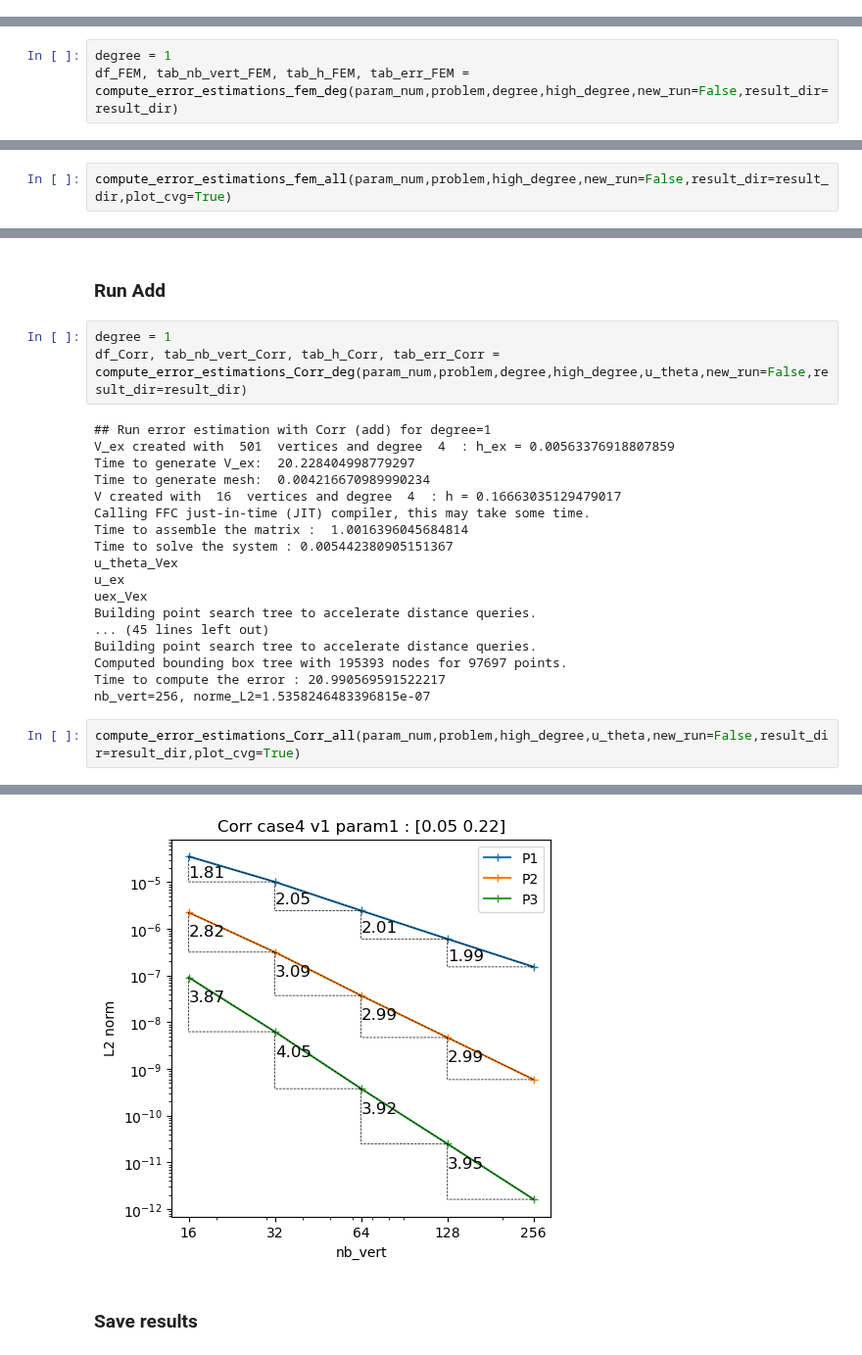
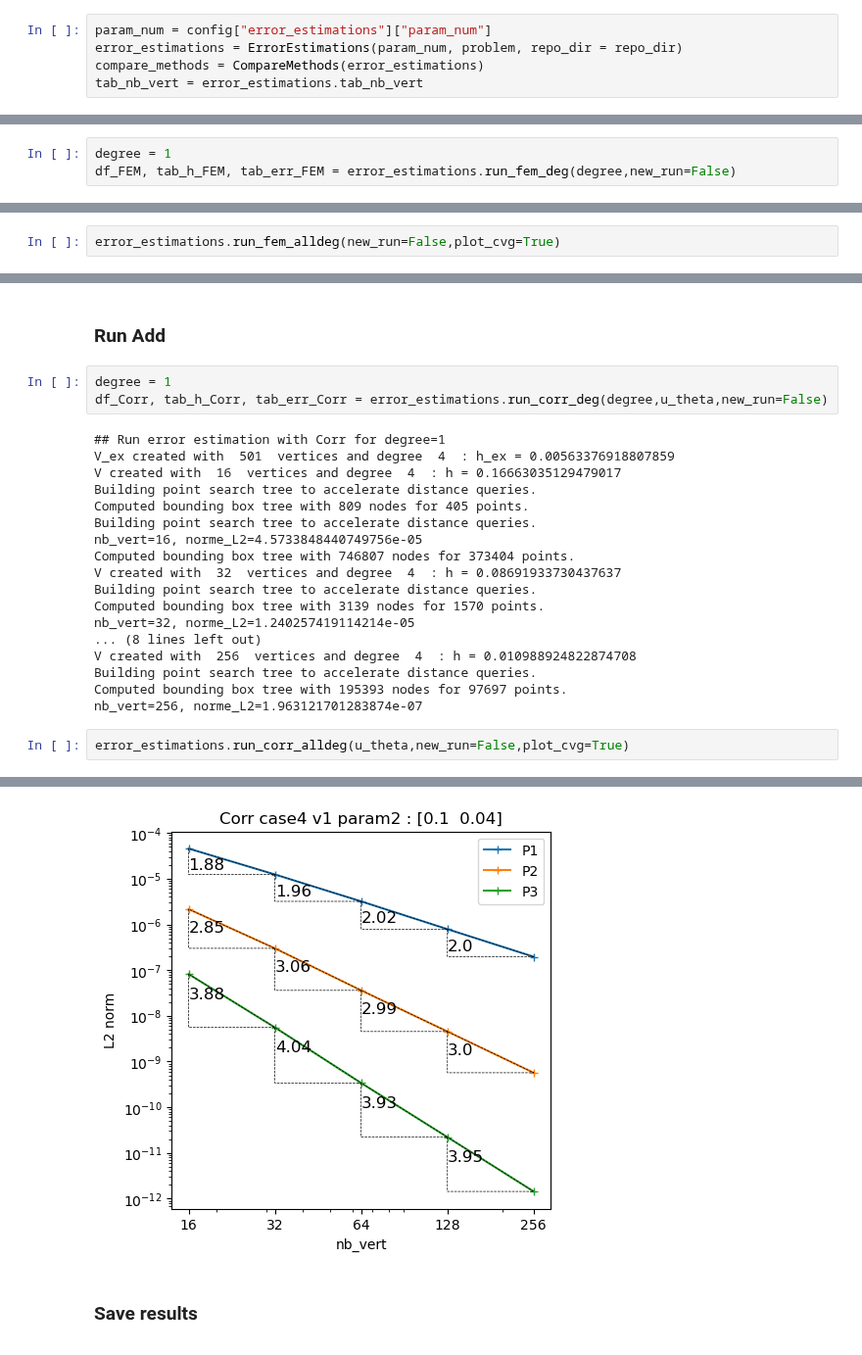
Before and after one commit to flecourtier/Article1, a Jupyter notebook: tests_FEniCS/test_2D_new/testcase4.ipynb, the cells around one changed output, grey strips where cells are left out. Shown at 98% size. Saved outputs shown, nothing was run; the diff lists cells and outputs as text.

Commit message:
TestCase4 2D - Cvg (param=2)

```diff
--- a/tests_FEniCS/test_2D_new/testcase4.ipynb
+++ b/tests_FEniCS/test_2D_new/testcase4.ipynb
@@ -80,0 +72,5 @@ create_tree(result_dir)
+# %%
+param_num = config["error_estimations"]["param_num"]
+error_estimations = ErrorEstimations(param_num, problem, repo_dir = repo_dir)
+compare_methods = CompareMethods(error_estimations)
+tab_nb_vert = error_estimations.tab_nb_vert
@@ -82,7 +80,7 @@ create_tree(result_dir)
 ### Run FEM
 # %%
 degree = 1
-df_FEM, tab_nb_vert_FEM, tab_h_FEM, tab_err_FEM = compute_error_estimations_fem_deg(param_num,problem,degree,high_degree,new_run=False,result_dir=result_dir)
+df_FEM, tab_h_FEM, tab_err_FEM = error_estimations.run_fem_deg(degree,new_run=False)
 # %% [output]
 ## Run error estimation with FEM for degree=1
 V_ex created with  501  vertices and degree  4  : h_ex = 0.00563376918807859
@@ -104,3 +102,3 @@ Computed bounding box tree with 195393 nodes for 97697 points.
 # %%
-compute_error_estimations_fem_all(param_num,problem,high_degree,new_run=False,result_dir=result_dir,plot_cvg=True)
+error_estimations.run_fem_alldeg(new_run=False,plot_cvg=True)
 # %% [output]
@@ -126,25 +124,25 @@ Computed bounding box tree with 195393 nodes for 97697 points.
 ### Run Add
 # %%
 degree = 1
-df_Corr, tab_nb_vert_Corr, tab_h_Corr, tab_err_Corr = compute_error_estimations_Corr_deg(param_num,problem,degree,high_degree,u_theta,new_run=False,result_dir=result_dir)
+df_Corr, tab_h_Corr, tab_err_Corr = error_estimations.run_corr_deg(degree,u_theta,new_run=False)
 # %% [output]
-## Run error estimation with Corr (add) for degree=1
+## Run error estimation with Corr for degree=1
 V_ex created with  501  vertices and degree  4  : h_ex = 0.00563376918807859
-Time to generate V_ex:  20.228404998779297
-Time to generate mesh:  0.004216670989990234
 V created with  16  vertices and degree  4  : h = 0.16663035129479017
-Calling FFC just-in-time (JIT) compiler, this may take some time.
-Time to assemble the matrix :  1.0016396045684814
-Time to solve the system : 0.005442380905151367
-u_theta_Vex
-u_ex
-uex_Vex
 Building point search tree to accelerate distance queries.
-... (45 lines left out)
+Computed bounding box tree with 809 nodes for 405 points.
+Building point search tree to accelerate distance queries.
+nb_vert=16, norme_L2=4.5733848440749756e-05
+Computed bounding box tree with 746807 nodes for 373404 points.
+V created with  32  vertices and degree  4  : h = 0.08691933730437637
+Building point search tree to accelerate distance queries.
+Computed bounding box tree with 3139 nodes for 1570 points.
+nb_vert=32, norme_L2=1.240257419114214e-05
+... (8 lines left out)
+V created with  256  vertices and degree  4  : h = 0.010988924822874708
 Building point search tree to accelerate distance queries.
 Computed bounding box tree with 195393 nodes for 97697 points.
-Time to compute the error : 20.990569591522217
-nb_vert=256, norme_L2=1.5358246483396815e-07
+nb_vert=256, norme_L2=1.963121701283874e-07
 # %%
-compute_error_estimations_Corr_all(param_num,problem,high_degree,u_theta,new_run=False,result_dir=result_dir,plot_cvg=True)
+error_estimations.run_corr_alldeg(u_theta,new_run=False,plot_cvg=True)
 # %% [output]
@@ -168,3 +166,3 @@ nb_vert=256, norme_L2=1.6140007022268744e-12
-[figure, old version]
+[figure, new version]
 # %% [markdown]
 ### Save results
```
Also changed, not shown: parts of 13 cells of this notebook, 18 other files.
